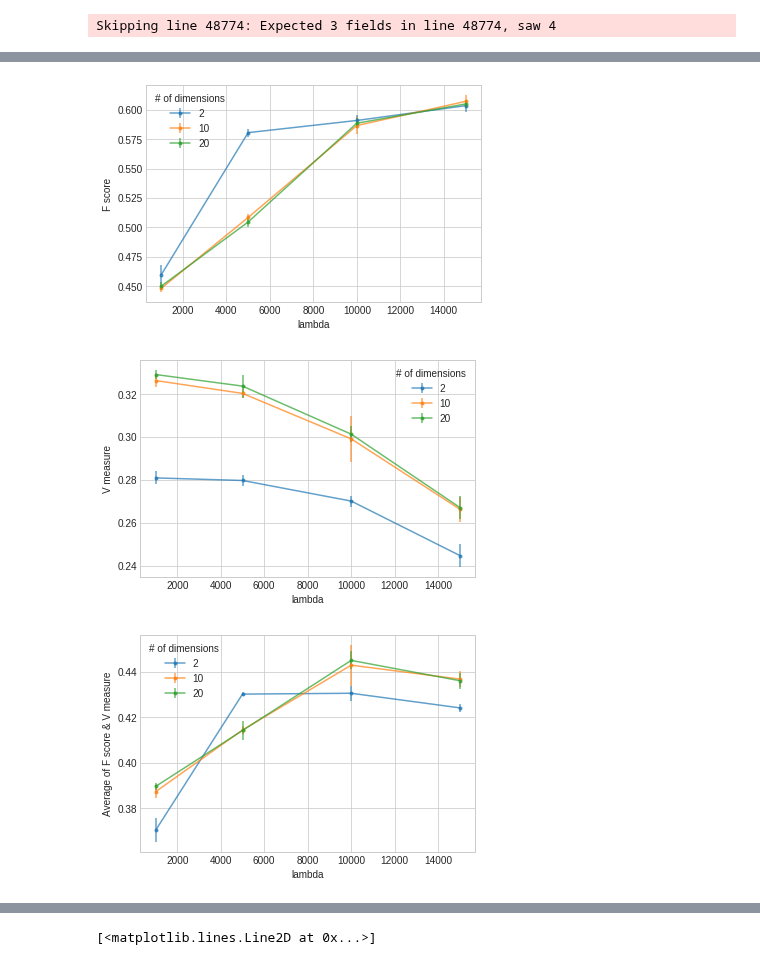
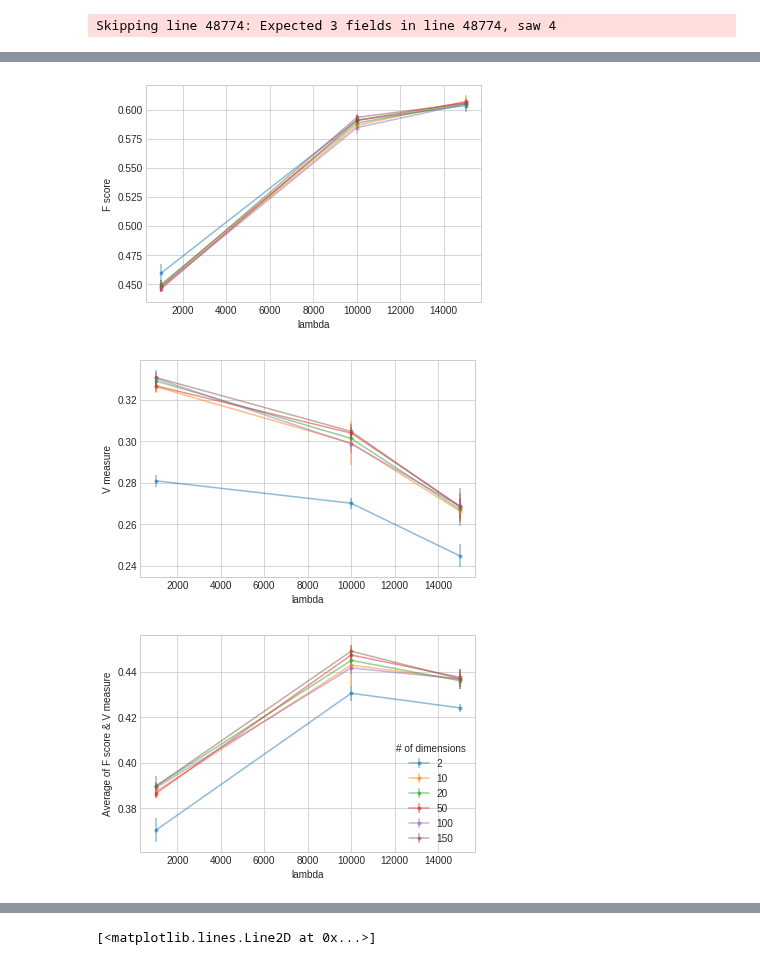
Before and after one commit to lucy3/ingroup_lang, a Jupyter notebook: code/playground.ipynb, the cells around one changed output, grey strips where cells are left out. Saved outputs shown, nothing was run; the diff lists cells and outputs as text; code cells hidden in the pictures.

```diff
--- a/code/playground.ipynb
+++ b/code/playground.ipynb
@@ -71,6 +53,6 @@ plt.show()
 # %%
-lambs = [1000, 5000, 10000, 15000]
-dims = [2, 10, 20] #[2, 10, 20, 50, 100, 150]
+lambs = [1000, 10000, 15000]
+dims = [2, 10, 20, 50, 100, 150]
 fscore = np.zeros((len(dims), len(lambs)))
 vmeasure = np.zeros((len(dims), len(lambs)))
 average = np.zeros((len(dims), len(lambs)))
@@ -97,24 +79,22 @@ with open('scores.temp', 'r') as infile:
 # %%
 plt.style.use('seaborn-whitegrid')
 for i in range(len(dims)):
-    plt.errorbar(lambs, fscore[i], yerr=std_f[i], label=str(dims[i]), marker='.', alpha=0.7)
+    plt.errorbar(lambs, fscore[i], yerr=std_f[i], label=str(dims[i]), marker='.', alpha=0.5)
 plt.xlabel('lambda')
 plt.ylabel("F score")
-plt.legend(title="# of dimensions")
 plt.show()
 for i in range(len(dims)):
-    plt.errorbar(lambs, vmeasure[i], yerr=std_v[i], label=str(dims[i]), marker='.', alpha=0.7)
+    plt.errorbar(lambs, vmeasure[i], yerr=std_v[i], label=str(dims[i]), marker='.', alpha=0.5)
 plt.xlabel('lambda')
 plt.ylabel("V measure")
-plt.legend(title="# of dimensions")
 plt.show()
 for i in range(len(dims)):
-    plt.errorbar(lambs, average[i], yerr=std_a[i], label=str(dims[i]), marker='.', alpha=0.7)
+    plt.errorbar(lambs, average[i], yerr=std_a[i], label=str(dims[i]), marker='.', alpha=0.5)
 plt.xlabel('lambda')
 plt.ylabel("Average of F score & V measure")
 plt.legend(title="# of dimensions")
 plt.show()
 # %% [output]
-[figure, old version]
+[figure, new version]
-[figure, old version]
+[figure, new version]
-[figure, old version]
+[figure, new version]
```
Also changed, not shown: parts of 2 cells of this notebook, 1 other file.
